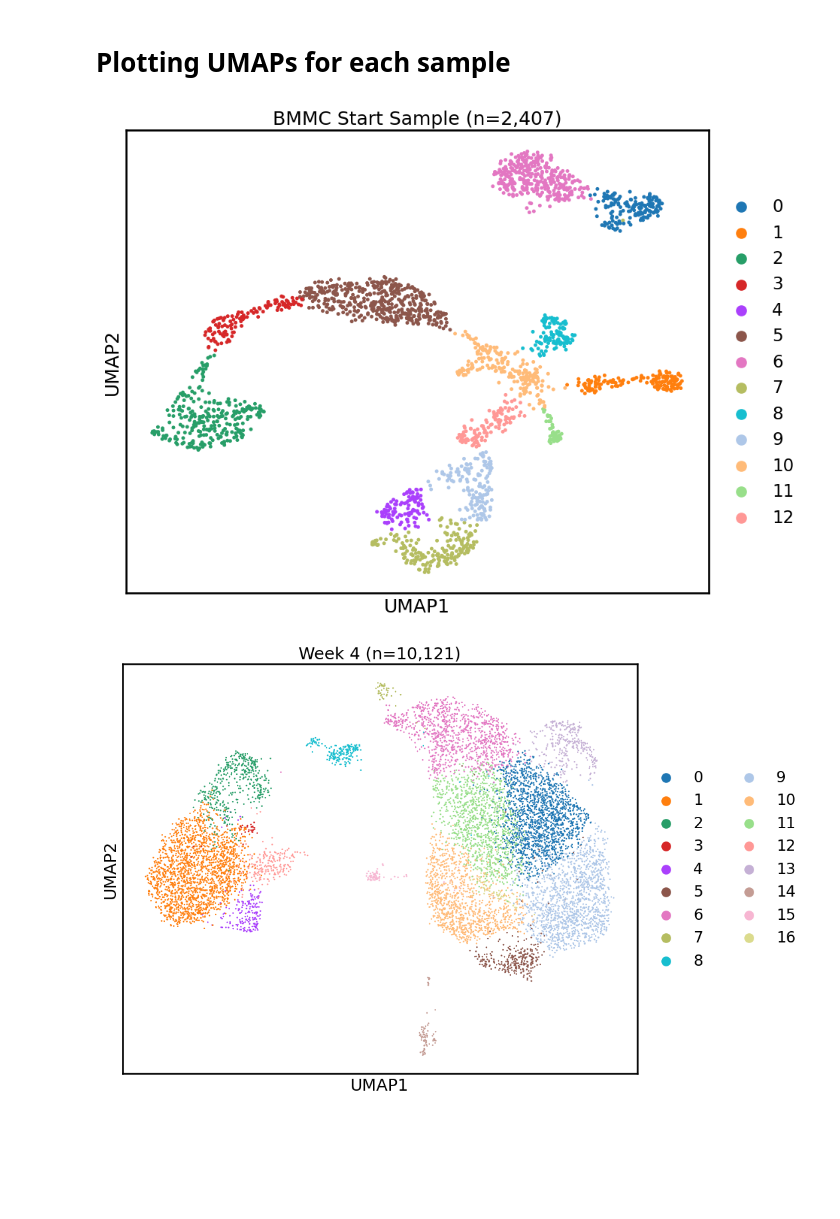
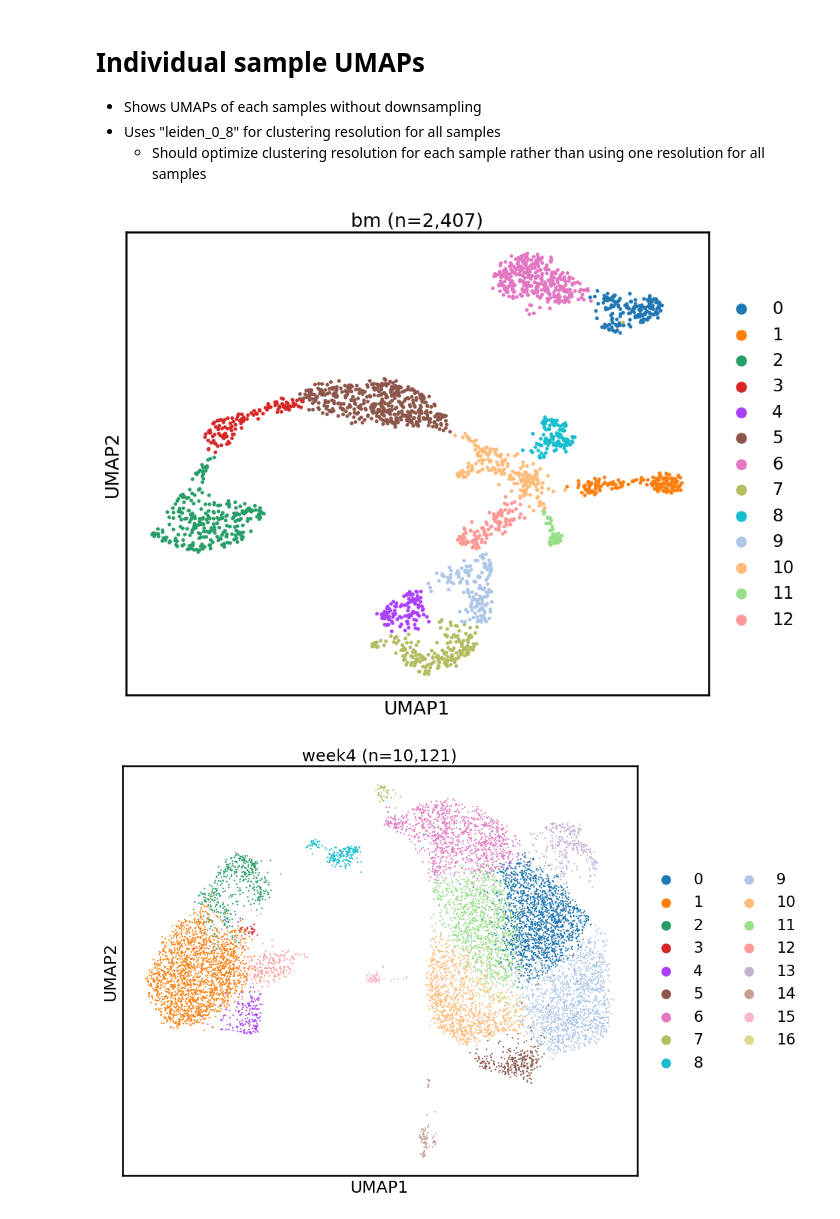
Before and after one commit to kevin-lee-aifi/mm_bm_chip_organoids, a Jupyter notebook: EXP-01244/notebooks/individual_processing.ipynb, the cells around one changed output. Saved outputs shown, nothing was run; the diff lists cells and outputs as text; code cells hidden in the pictures; blank space fills up the shorter version.

```diff
--- a/EXP-01244/notebooks/individual_processing.ipynb
+++ b/EXP-01244/notebooks/individual_processing.ipynb
@@ -78,4 +83,7 @@ raw_adatas = {
 adatas = {
     name: process_adata(data).copy() for name, data in raw_adatas.items()
 }
+
+with open(srldir + 'adatas.pkl', 'wb') as f:
+    dill.dump(adatas, f)
 # %% [output]
@@ -98,19 +106,25 @@ Iteration 6 of 10
 Converged after 6 iterations
 # %% [markdown]
-# Plotting UMAPs for each sample
+# Individual sample UMAPs
+
+- Shows UMAPs of each samples without downsampling
+- Uses "leiden_0_8" for clustering resolution for all samples
+    - Should optimize clustering resolution for each sample rather than using one resolution for all samples
 # %%
-for stype, data in adatas.items():
+
+
+for name, data in adatas.items():
     fig, ax = plt.subplots(figsize=(10, 8))
     ncells = len(data)
-    name = data.obs['name'].unique()[0]
+    label = data.obs['name'].unique()[0]
     sc.pl.umap(
         data,
         color='leiden_0_8',
         show=False,
         ax=ax,
         title=f'{name} (n={ncells:,})'
     )
-    fig.figsave(pltdir + f'{stype}_UMAP.pdf')
+    fig.savefig(pltdir + f'{name}_UMAP_allcells.pdf', bbox_inches='tight', dpi=300)
 # %% [output]
-[figure, old version]
+[figure, new version]
-[figure, old version]
+[figure, new version]
```
Also changed, not shown: parts of 3 cells of this notebook, 5 other files.
